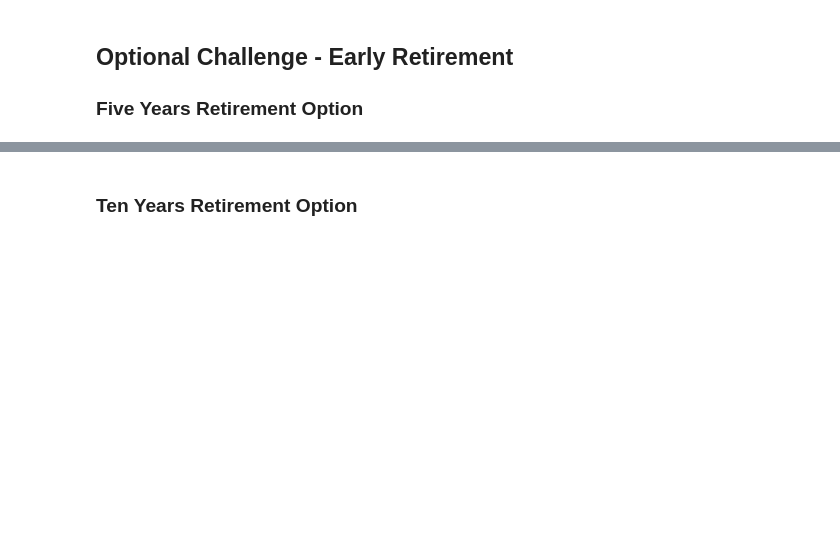
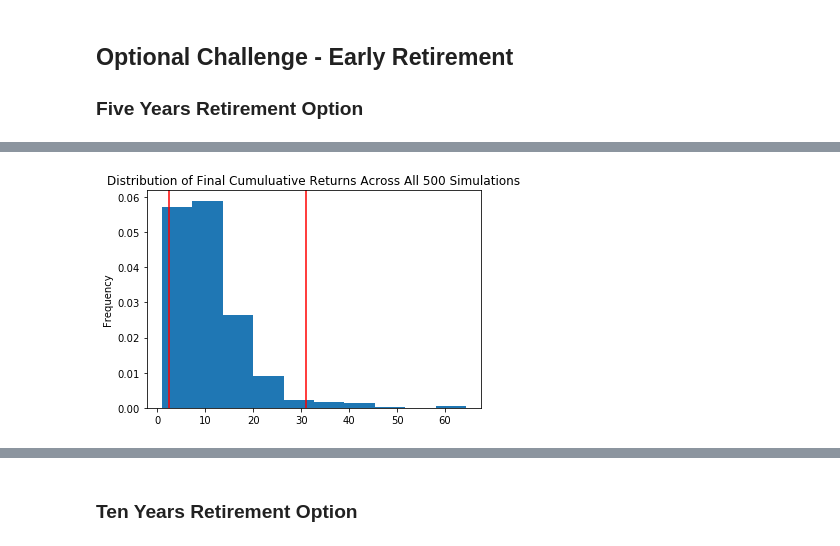
Before and after one commit to kristinav910/Unit_5_Homework, a Jupyter notebook: Financial-planner.ipynb, the cells around one changed output, grey strips where cells are left out. Cells and saved outputs as stored; diff of their text form; code cells hidden in the pictures; blank space fills up the shorter version.

```diff
--- a/Financial-planner.ipynb
+++ b/Financial-planner.ipynb
@@ -240,5 +383,7 @@ print(f"There is a 95% chance that an initial investment of ${initial_investment
 # %%
 # Plot probability distribution and confidence intervals
-# YOUR CODE HERE!
+dist_plot = MC_dist.plot_distribution()
+# %% [output]
+[figure, added]
 # %%
 # Fetch summary statistics from the Monte Carlo simulation results
```
Also changed, not shown: parts of 23 cells of this notebook.
